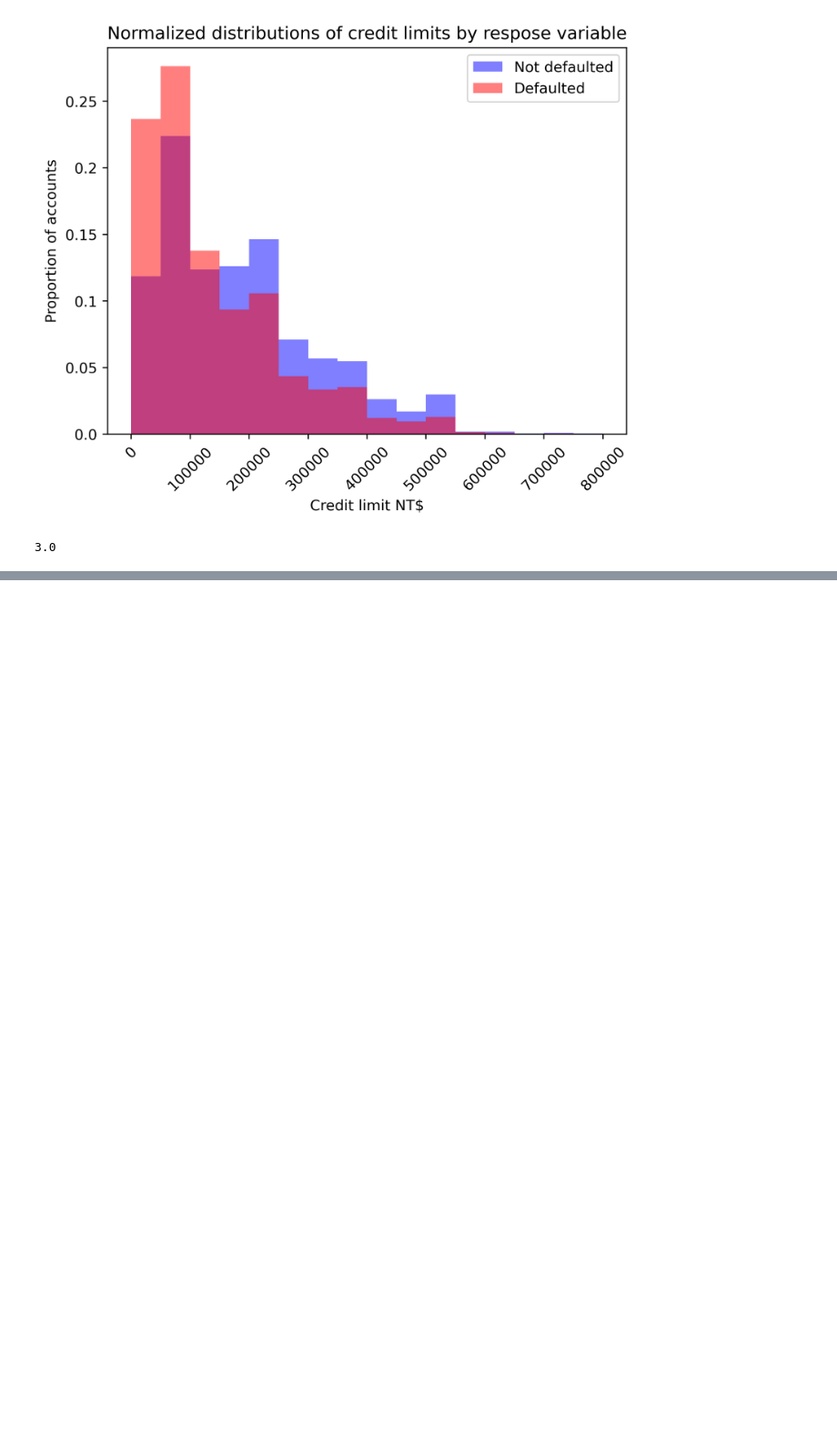
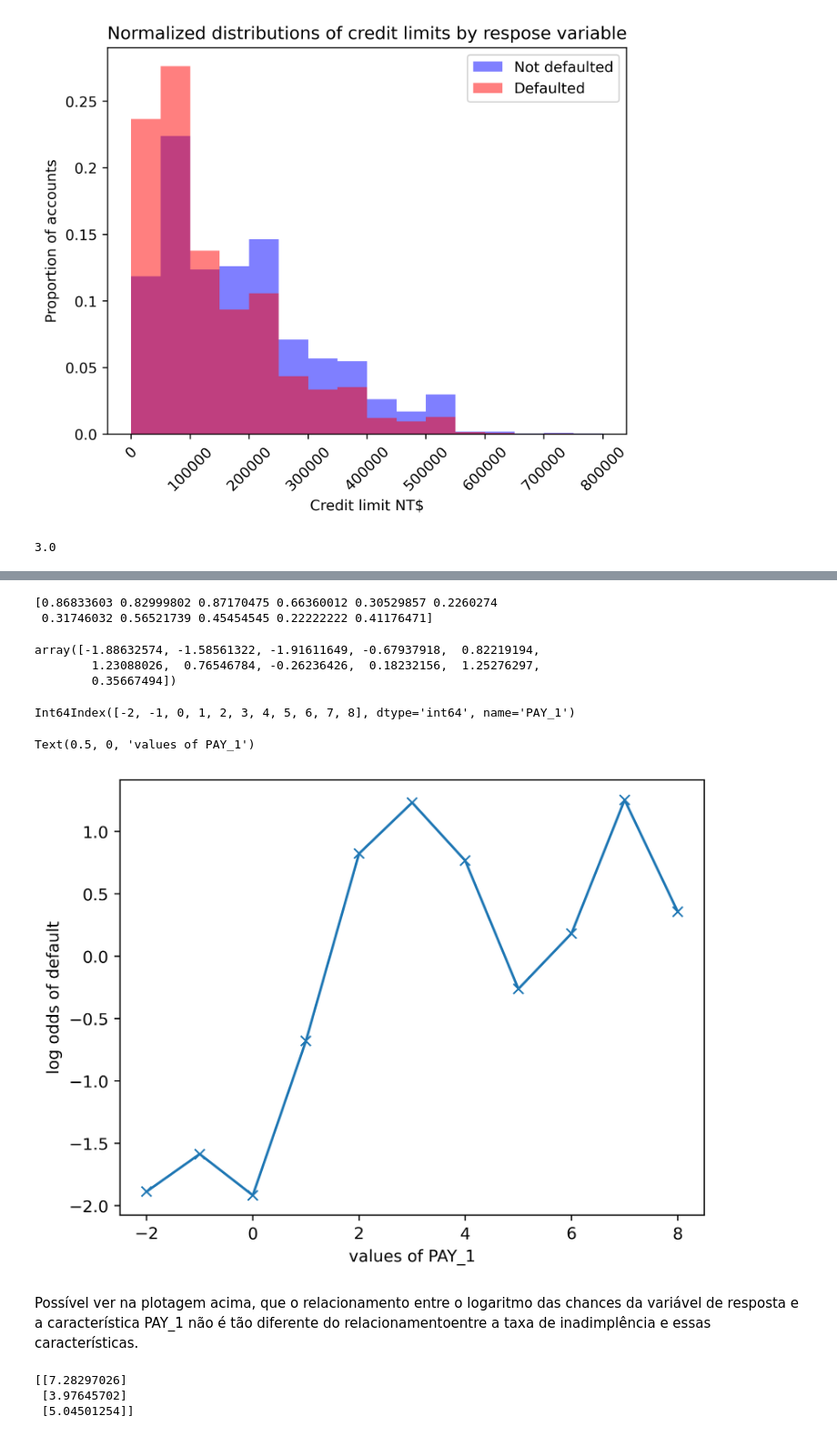
Before and after one commit to ludmilaalvespinto/Projeto-do-livro, a Jupyter notebook: cap03/RegressaoLogistica.ipynb, the cells around one changed output, grey strips where cells are left out. Shown at 91% size. Cells and saved outputs as stored; diff of their text form; code cells hidden in the pictures; blank space fills up the shorter version.

```diff
--- a/cap03/RegressaoLogistica.ipynb
+++ b/cap03/RegressaoLogistica.ipynb
@@ -251,0 +298,41 @@ my_mean([1,2,3,4,5])
+# %%
+p=group_by_pay_mean_y['default payment next month'].values
+# %%
+q=1-p
+# %%
+print(q)
+# %% [output]
+[0.86833603 0.82999802 0.87170475 0.66360012 0.30529857 0.2260274
+ 0.31746032 0.56521739 0.45454545 0.22222222 0.41176471]
+# %%
+odds_ratio = p/q
+log_odds=np.log(odds_ratio)
+log_odds
+# %% [output]
+array([-1.88632574, -1.58561322, -1.91611649, -0.67937918,  0.82219194,
+        1.23088026,  0.76546784, -0.26236426,  0.18232156,  1.25276297,
+        0.35667494])
+# %%
+group_by_pay_mean_y.index
+# %% [output]
+Int64Index([-2, -1, 0, 1, 2, 3, 4, 5, 6, 7, 8], dtype='int64', name='PAY_1')
+# %%
+plt.plot(group_by_pay_mean_y.index, log_odds,'-x')
+plt.ylabel('log odds of default')
+plt.xlabel('values of PAY_1')
+# %% [output]
+Text(0.5, 0, 'values of PAY_1')
+[figure, added]
+# %% [markdown]
+Possível ver na plotagem acima, que o relacionamento entre o logaritmo das chances da variável de resposta e a característica PAY_1 não é tão diferente do relacionamentoentre a taxa de inadimplência e essas características.
+# %%
+np.random.seed(42)
+X_1_pos = np.random.uniform(low=1, high=7, size=(20,1))
+X_1_neg = np.random.uniform(low=3, high=10, size=(20,1))
+X_2_pos = np.random.uniform(low=1, high=7, size=(20,1))
+X_2_neg = np.random.uniform(low=3, high=10, size=(20,1))
+print(X_1_neg[0:3])
+# %% [output]
+[[7.28297026]
+ [3.97645702]
+ [5.04501254]]
```
Also changed, not shown: parts of 7 cells of this notebook, 1 other file.
